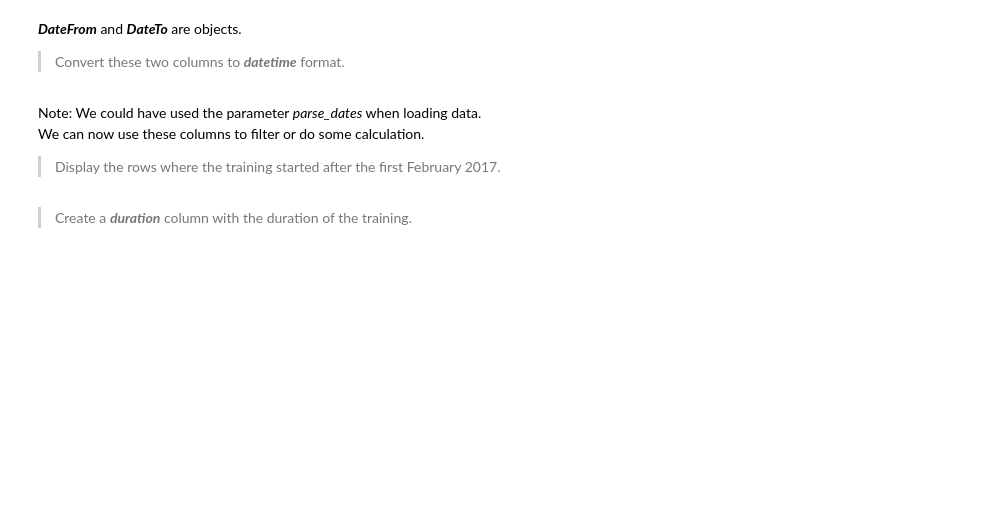
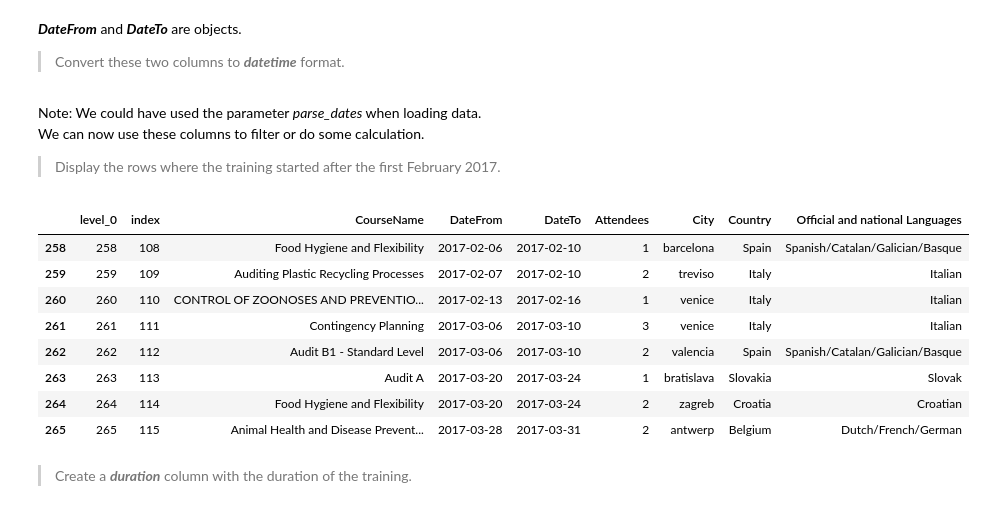
Before and after one commit to biljana-zobenica/beginners-data-workshop, a Jupyter notebook: notebooks/5. More Pandas.ipynb, the cells around one changed output. Drawn from its saved outputs; the diff is of its cells as text; code cells hidden in the pictures; blank space fills up the shorter version.

```diff
--- a/notebooks/5. More Pandas.ipynb
+++ b/notebooks/5. More Pandas.ipynb
@@ -689,6 +696,18 @@ Date time
 Note: We could have used the parameter *parse_dates* when loading data.
 We can now use these columns to filter or do some calculation.
 >Display the rows where the training started after the first February 2017.
+# %%
+df1[df1['DateFrom'] > '2017-02-01']
+# %% [output]
+|  | level_0 | index | CourseName | DateFrom | DateTo | Attendees | City | Country | Official and national Languages |
+| 258 | 258 | 108 | Food Hygiene and Flexibility | 2017-02-06 | 2017-02-10 | 1 | barcelona | Spain | Spanish/Catalan/Galician/Basque |
+| 259 | 259 | 109 | Auditing Plastic Recycling Processes | 2017-02-07 | 2017-02-10 | 2 | treviso | Italy | Italian |
+| 260 | 260 | 110 | CONTROL OF ZOONOSES AND PREVENTIO... | 2017-02-13 | 2017-02-16 | 1 | venice | Italy | Italian |
+| 261 | 261 | 111 | Contingency Planning | 2017-03-06 | 2017-03-10 | 3 | venice | Italy | Italian |
+| 262 | 262 | 112 | Audit B1 - Standard Level | 2017-03-06 | 2017-03-10 | 2 | valencia | Spain | Spanish/Catalan/Galician/Basque |
+| 263 | 263 | 113 | Audit A | 2017-03-20 | 2017-03-24 | 1 | bratislava | Slovakia | Slovak |
+| 264 | 264 | 114 | Food Hygiene and Flexibility | 2017-03-20 | 2017-03-24 | 2 | zagreb | Croatia | Croatian |
+| 265 | 265 | 115 | Animal Health and Disease Prevent... | 2017-03-28 | 2017-03-31 | 2 | antwerp | Belgium | Dutch/French/German |
 # %%
 # %load ../solutions/05_41.py
 # %% [markdown]
```
Also changed, not shown: parts of 5 cells of this notebook.
